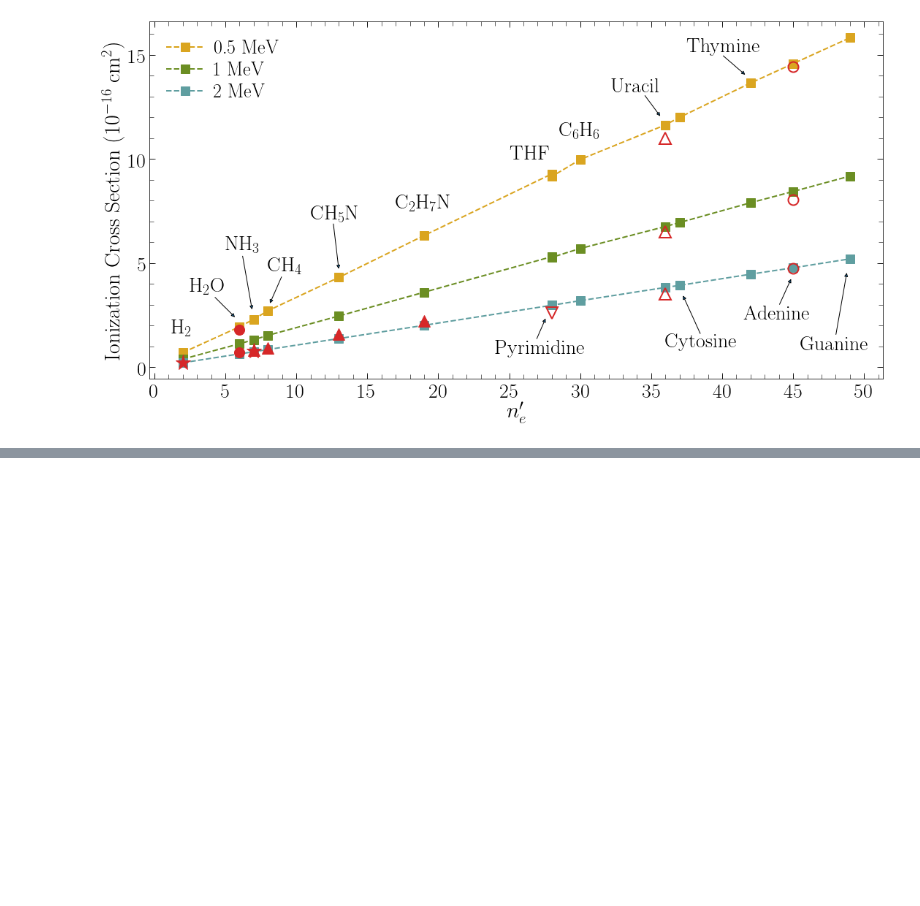
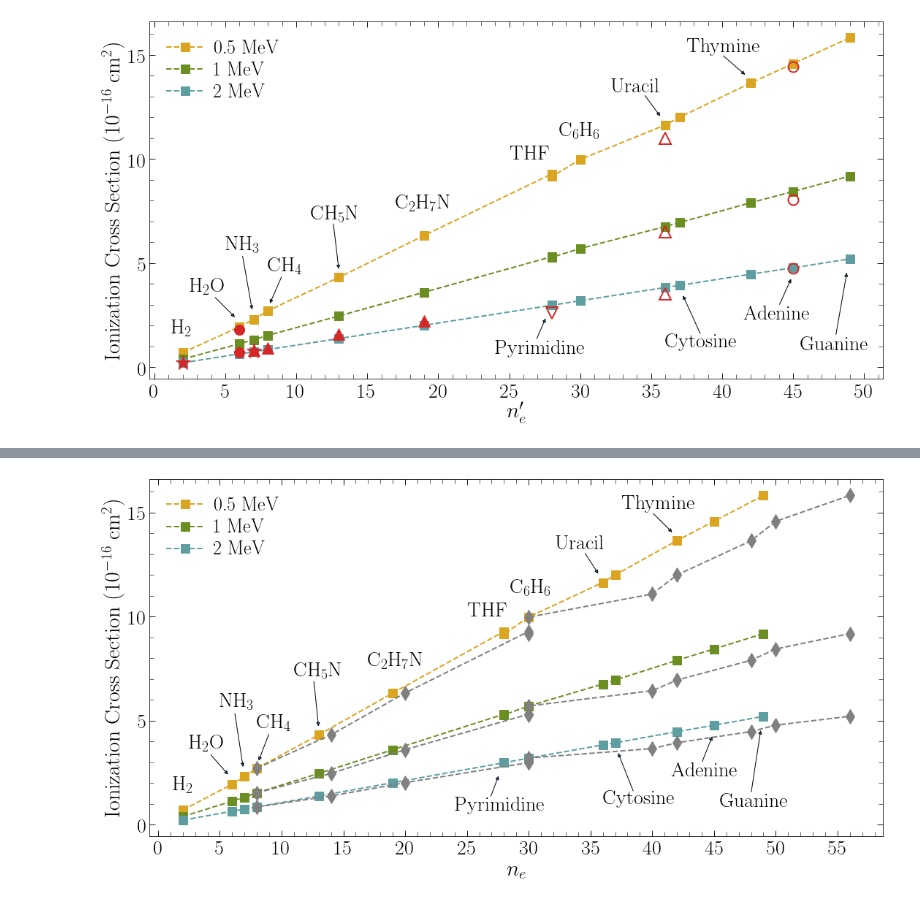
Before and after one commit to xiaogaogaoxiao/ionmol_stoi, a Jupyter notebook: figuras/graphs/molscaling.ipynb, the cells around one changed output, grey strips where cells are left out. Drawn from its saved outputs; the diff is of its cells as text; code cells hidden in the pictures; blank space fills up the shorter version.

```diff
--- a/figuras/graphs/molscaling.ipynb
+++ b/figuras/graphs/molscaling.ipynb
@@ -1272,0 +1389,10 @@ plt.show()
+# %%
+cross_neT=cross_ne.copy()
+# %%
+cross_neT=cross_neT.drop(columns=["3MeV","5MeV","7MeV","10MeV"])
+# %%
+cross_neT["Ne"]=neT
+# %%
+cross_neT["0.5MeV"]=MeV05*cross_neT["Ne"]
+cross_neT["1MeV"]=MeV1*cross_neT["Ne"]
+cross_neT["2MeV"]=MeV2*cross_neT["Ne"]
@@ -1272,0 +1417,62 @@ plt.show()
+# %%
+fig = plt.figure(figsize=(18,9))
+
+plt.rc('text', usetex=True)
+plt.rc('font', family='serif')
+
+ax1 = plt.subplot(111)
+plt.plot(cross_ne['Ne'],cross_ne['0.5MeV']*convcm2,color='goldenrod',marker='s',markersize=12,markeredgewidth=1.,linestyle='--',linewidth=2,label='0.5 MeV')
+plt.plot(cross_neT['Ne'][3:],cross_neT['0.5MeV'][3:]*convcm2,color='gray',marker='d',markersize=14,markeredgewidth=1.,linestyle='--',linewidth=2,label='_nolegend_')
+plt.plot(cross_ne['Ne'],cross_ne['1MeV']*convcm2,color='olivedrab',marker='s',markersize=12,markeredgewidth=1.,linestyle='--',linewidth=2,label='1 MeV')
+plt.plot(cross_neT['Ne'][3:],cross_neT['1MeV'][3:]*convcm2,color='gray',marker='d',markersize=14,markeredgewidth=1.,linestyle='--',linewidth=2,label='_nolegend_')
+plt.plot(cross_ne['Ne'],cross_ne['2MeV']*convcm2,color='cadetblue',marker='s',markersize=12,markeredgewidth=1.,linestyle='--',linewidth=2,label='2 MeV')
+plt.plot(cross_neT['Ne'][3:],cross_neT['2MeV'][3:]*convcm2,color='gray',marker='d',markersize=14,markeredgewidth=1.,linestyle='--',linewidth=2,label='_nolegend_')
+
+# plt.plot(expH_ne['Ne'][0:2],expH_ne['a.u.'][0:2]*convcm2,marker='*',markersize=22,color='tab:red',linestyle='none',label='_nolegend_')
+# plt.plot(expH_ne['Ne'][2:4],expH_ne['a.u.'][2:4]*convcm2,marker='o',markersize=14,color='tab:red',linestyle='none',label='_nolegend_')
+# plt.plot(expH_ne['Ne'][4:8],expH_ne['a.u.'][4:8]*convcm2,marker='^',markersize=16,color='tab:red',linestyle='none',label='_nolegend_')
+# plt.plot(expH_ne['Ne'][8],expH_ne['a.u.'][8]*convcm2,marker='v',markersize=16,markeredgewidth=2,color='tab:red',markerfacecolor='none',linestyle='none',label='_nolegend_')
+# plt.plot(expH_ne['Ne'][9:12],expH_ne['a.u.'][9:12]*convcm2,marker='^',markersize=16,markeredgewidth=2,color='tab:red',markerfacecolor='none',linestyle='none',label='_nolegend_')
+# plt.plot(expH_ne['Ne'][12:],expH_ne['a.u.'][12:]*convcm2,marker='o',markersize=14,markeredgewidth=2,color='tab:red',markerfacecolor='none',linestyle='none',label='_nolegend_')
+
+plt.xlabel("$n_e$", fontsize=ilabelsize,labelpad=5)
+plt.ylabel("Ionization Cross Section ($10^{-16}$ cm$^2$)", fontsize=ilabelsize,labelpad=5)
+
+ax1.yaxis.set_major_locator(mticker.MultipleLocator(5));
+ax1.yaxis.set_minor_locator(mticker.MultipleLocator(1));
+ax1.xaxis.set_major_locator(mticker.MultipleLocator(5));
+ax1.xaxis.set_minor_locator(mticker.MultipleLocator(1));
+ax1.tick_params(direction='in',which='major',labelsize=itickssize,length=8,bottom=True, top=True, left=True, right=True);
+ax1.tick_params(direction='in',which='minor',length=6,bottom=True, top=True, left=True, right=True);
+ax1.legend(loc='upper left',fontsize=ilegsize,ncol=1,handletextpad=0.5,labelspacing=0.2,frameon=False)
+
+plt.text(1.2, 150/100, r'H$_2$',fontsize=28)
+plt.text(2.5, 350/100, r'H$_2$O',fontsize=28)
+ax1.annotate("", xy=(5.75, 235/100), xytext=(4.2, 340/100),arrowprops=dict(arrowstyle="-|>"))
+plt.text(5, 550/100, r'NH$_3$',fontsize=28)
+ax1.annotate("", xy=(6.9, 270/100), xytext=(6.2, 540/100),arrowprops=dict(arrowstyle="-|>"))
+plt.text(8, 450/100, r'CH$_4$',fontsize=28)
+ax1.annotate("", xy=(8.1, 300/100), xytext=(9, 440/100),arrowprops=dict(arrowstyle="-|>"))
+plt.text(11, 700/100, r'CH$_5$N',fontsize=28)
+ax1.annotate("", xy=(13, 465/100), xytext=(12.6, 695/100),arrowprops=dict(arrowstyle="-|>"))
+plt.text(17, 750/100, r'C$_2$H$_7$N',fontsize=28)
+plt.text(25, 1000/100, 'THF',fontsize=28)
+plt.text(28.5, 1100/100, r'C$_6$H$_6$',fontsize=28)
+plt.text(32.2, 1320/100, 'Uracil',fontsize=28)
+ax1.annotate("", xy=(35.7, 1200/100), xytext=(34.5, 1310/100),arrowprops=dict(arrowstyle="-|>"))
+plt.text(37.5, 1520/100, 'Thymine',fontsize=28)
+ax1.annotate("", xy=(41.7, 1400/100), xytext=(40, 1500/100),arrowprops=dict(arrowstyle="-|>"))
+
+plt.text(24, 70/100, 'Pyrimidine',fontsize=28)
+ax1.annotate("", xy=(27.6, 240/100), xytext=(26.9, 130/100),arrowprops=dict(arrowstyle="-|>"))
+plt.text(36, 100/100, 'Cytosine',fontsize=28)
+ax1.annotate("", xy=(37.2, 350/100), xytext=(38.5, 155/100),arrowprops=dict(arrowstyle="-|>"))
+plt.text(41.5, 230/100, 'Adenine',fontsize=28)
+ax1.annotate("", xy=(44.9, 430/100), xytext=(44, 295/100),arrowprops=dict(arrowstyle="-|>"))
+plt.text(45.5, 80/100, 'Guanine',fontsize=28)
+ax1.annotate("", xy=(48.8, 460/100), xytext=(48, 150/100),arrowprops=dict(arrowstyle="-|>"))
+
+plt.savefig("testscale_ne.eps",bbox_inches='tight')
+plt.show()
+# %% [output]
+[figure, added]
```
Also changed, not shown: parts of 17 cells of this notebook, 25 other files.
